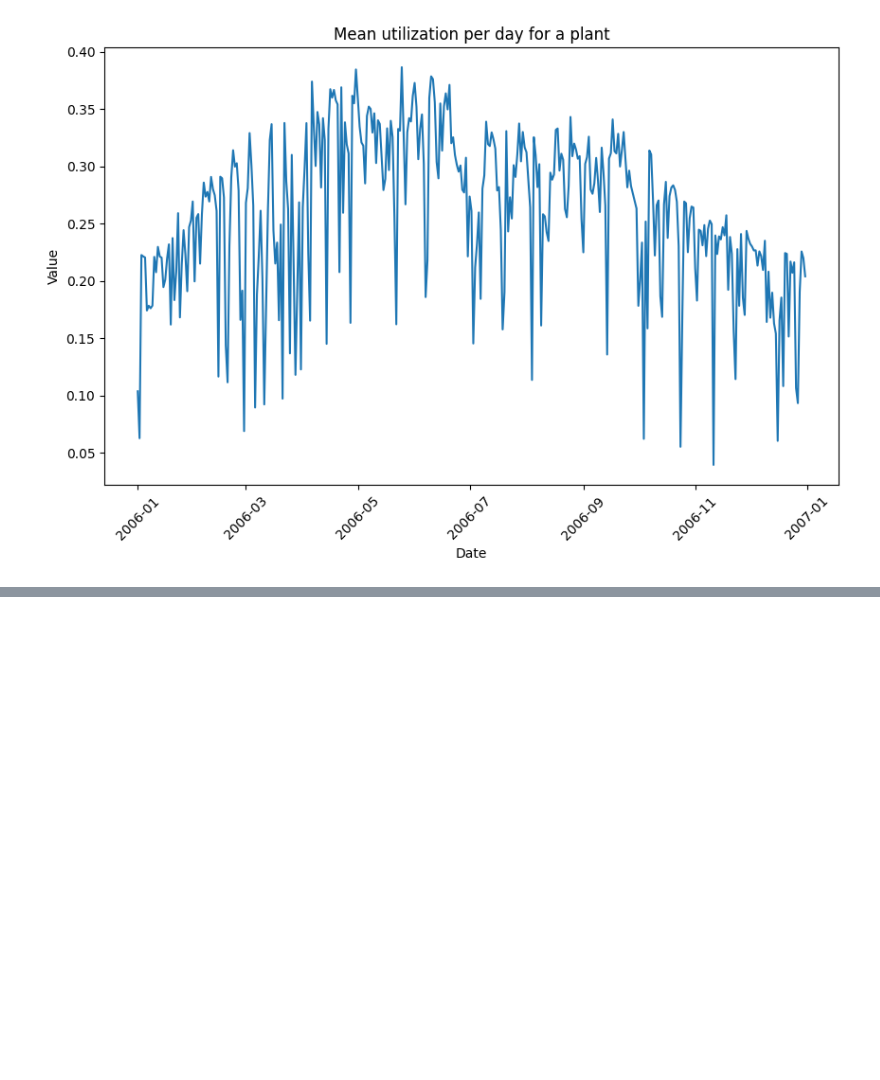
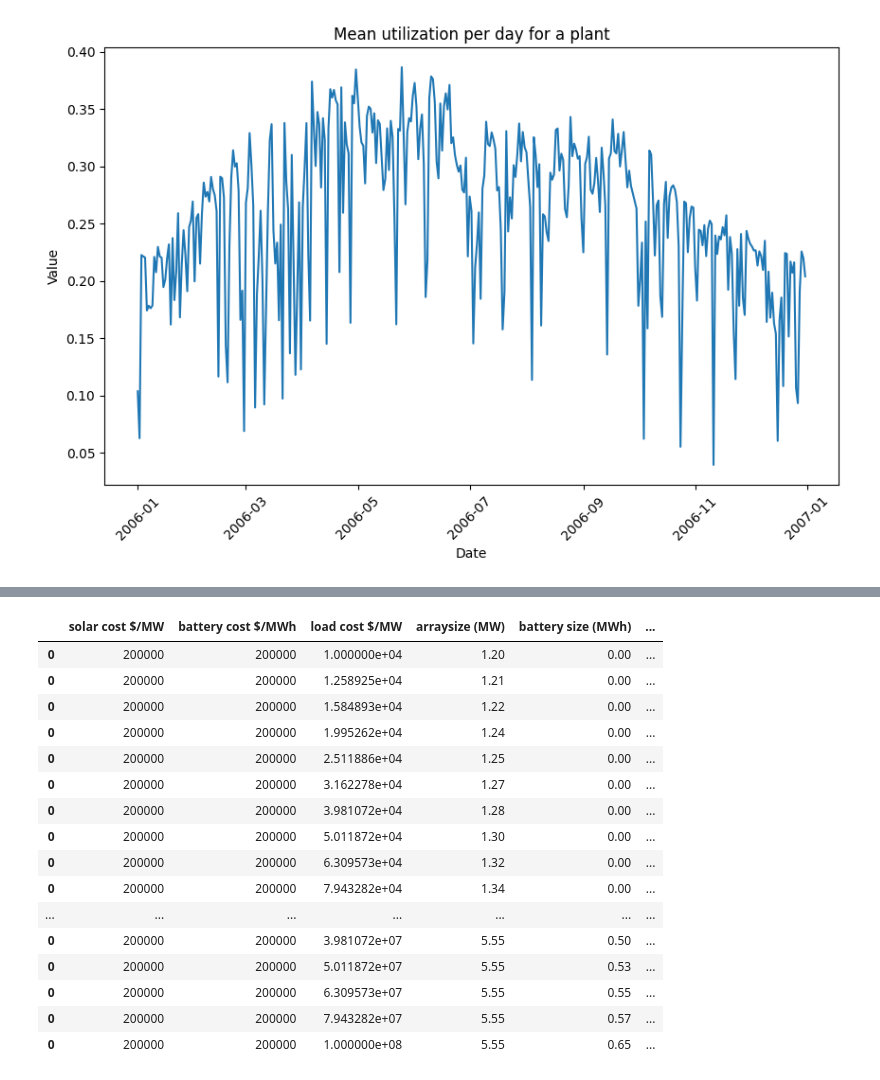
Before and after one commit to alecchendev/solar, a Jupyter notebook: solar_modeling.ipynb, the cells around one changed output, grey strips where cells are left out. Cells and saved outputs as stored; diff of their text form; code cells hidden in the pictures; blank space fills up the shorter version.

```diff
--- a/solar_modeling.ipynb
+++ b/solar_modeling.ipynb
@@ -673,0 +1057,20 @@ Wall time: 2.94 s
+# %%
+output_df
+# %% [output]
+|  | solar cost $/MW | battery cost $/MWh | load cost $/MW | arraysize (MW) | battery size (MWh) | ... |
+| 0 | 200000 | 200000 | 1.000000e+04 | 1.20 | 0.00 | ... |
+| 0 | 200000 | 200000 | 1.258925e+04 | 1.21 | 0.00 | ... |
+| 0 | 200000 | 200000 | 1.584893e+04 | 1.22 | 0.00 | ... |
+| 0 | 200000 | 200000 | 1.995262e+04 | 1.24 | 0.00 | ... |
+| 0 | 200000 | 200000 | 2.511886e+04 | 1.25 | 0.00 | ... |
+| 0 | 200000 | 200000 | 3.162278e+04 | 1.27 | 0.00 | ... |
+| 0 | 200000 | 200000 | 3.981072e+04 | 1.28 | 0.00 | ... |
+| 0 | 200000 | 200000 | 5.011872e+04 | 1.30 | 0.00 | ... |
+| 0 | 200000 | 200000 | 6.309573e+04 | 1.32 | 0.00 | ... |
+| 0 | 200000 | 200000 | 7.943282e+04 | 1.34 | 0.00 | ... |
+| ... | ... | ... | ... | ... | ... | ... |
+| 0 | 200000 | 200000 | 3.981072e+07 | 5.55 | 0.50 | ... |
+| 0 | 200000 | 200000 | 5.011872e+07 | 5.55 | 0.53 | ... |
+| 0 | 200000 | 200000 | 6.309573e+07 | 5.55 | 0.55 | ... |
+| 0 | 200000 | 200000 | 7.943282e+07 | 5.55 | 0.57 | ... |
+| 0 | 200000 | 200000 | 1.000000e+08 | 5.55 | 0.65 | ... |
```
Also changed, not shown: parts of 29 cells of this notebook, 1 other file.
